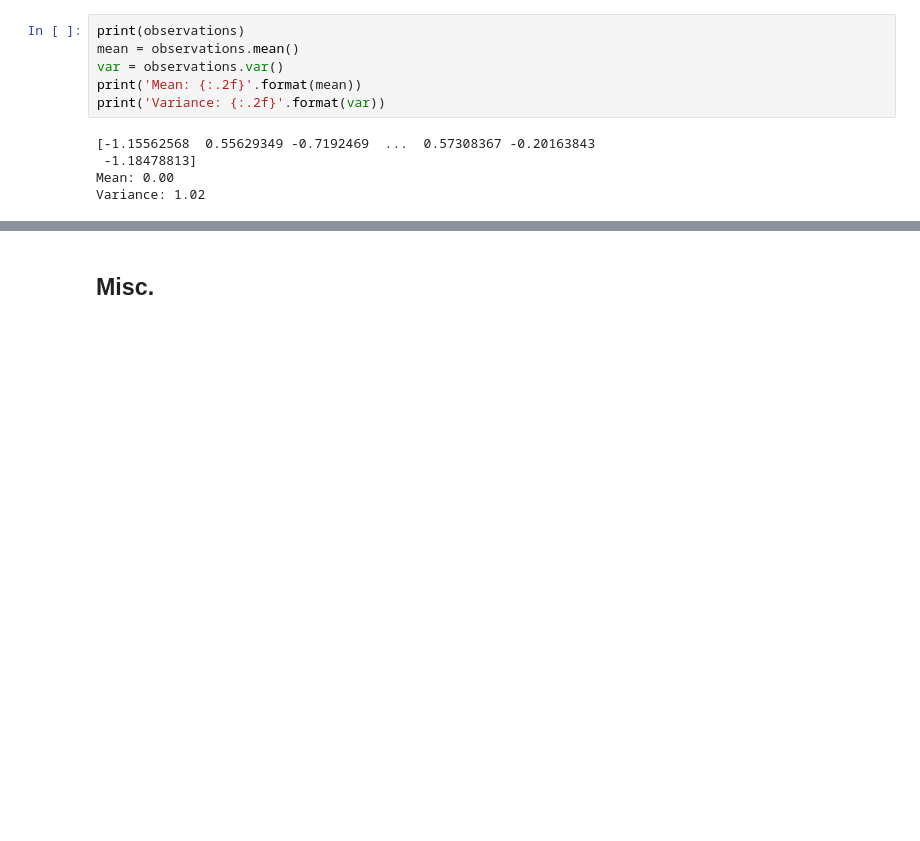
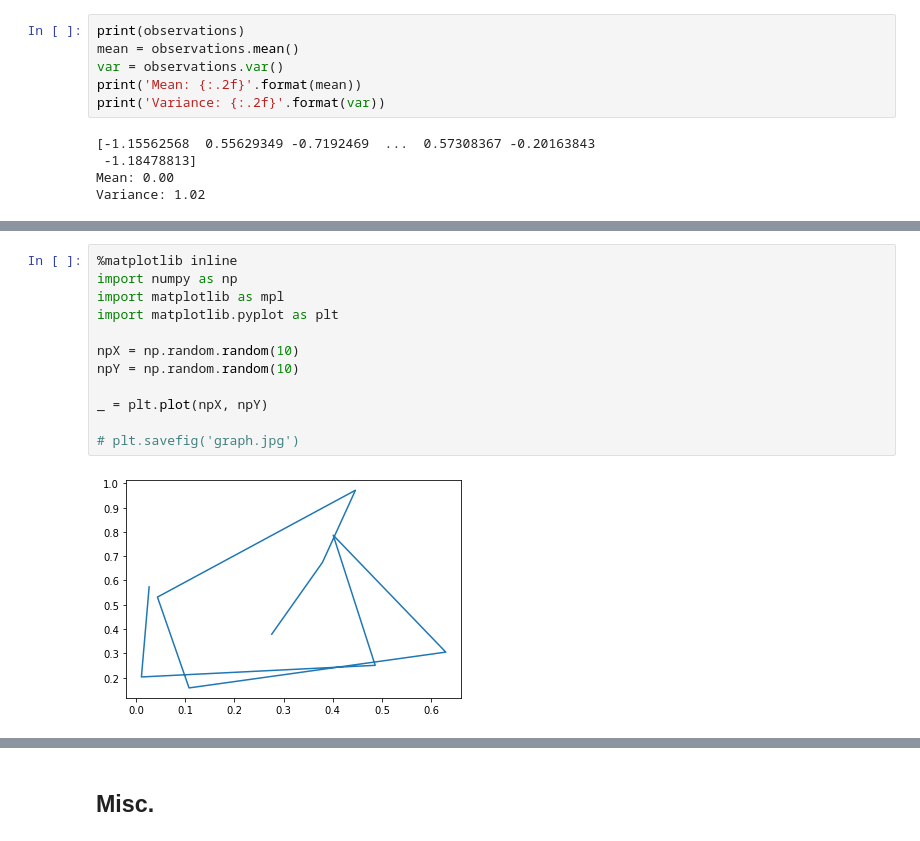
Before and after one commit to pmccabe5/Data-Science, a Jupyter notebook: DATA101/notes.ipynb, the cells around one changed output, grey strips where cells are left out. Drawn from its saved outputs; the diff is of its cells as text; blank space fills up the shorter version.

```diff
--- a/DATA101/notes.ipynb
+++ b/DATA101/notes.ipynb
@@ -1537,0 +1542,14 @@ Variance: 1.02
+# %%
+%matplotlib inline
+import numpy as np
+import matplotlib as mpl
+import matplotlib.pyplot as plt
+
+npX = np.random.random(10)
+npY = np.random.random(10)
+
+_ = plt.plot(npX, npY)
+
+# plt.savefig('graph.jpg')
+# %% [output]
+[figure, added]
```
Also changed, not shown: parts of 10 cells of this notebook, 1 other file.
